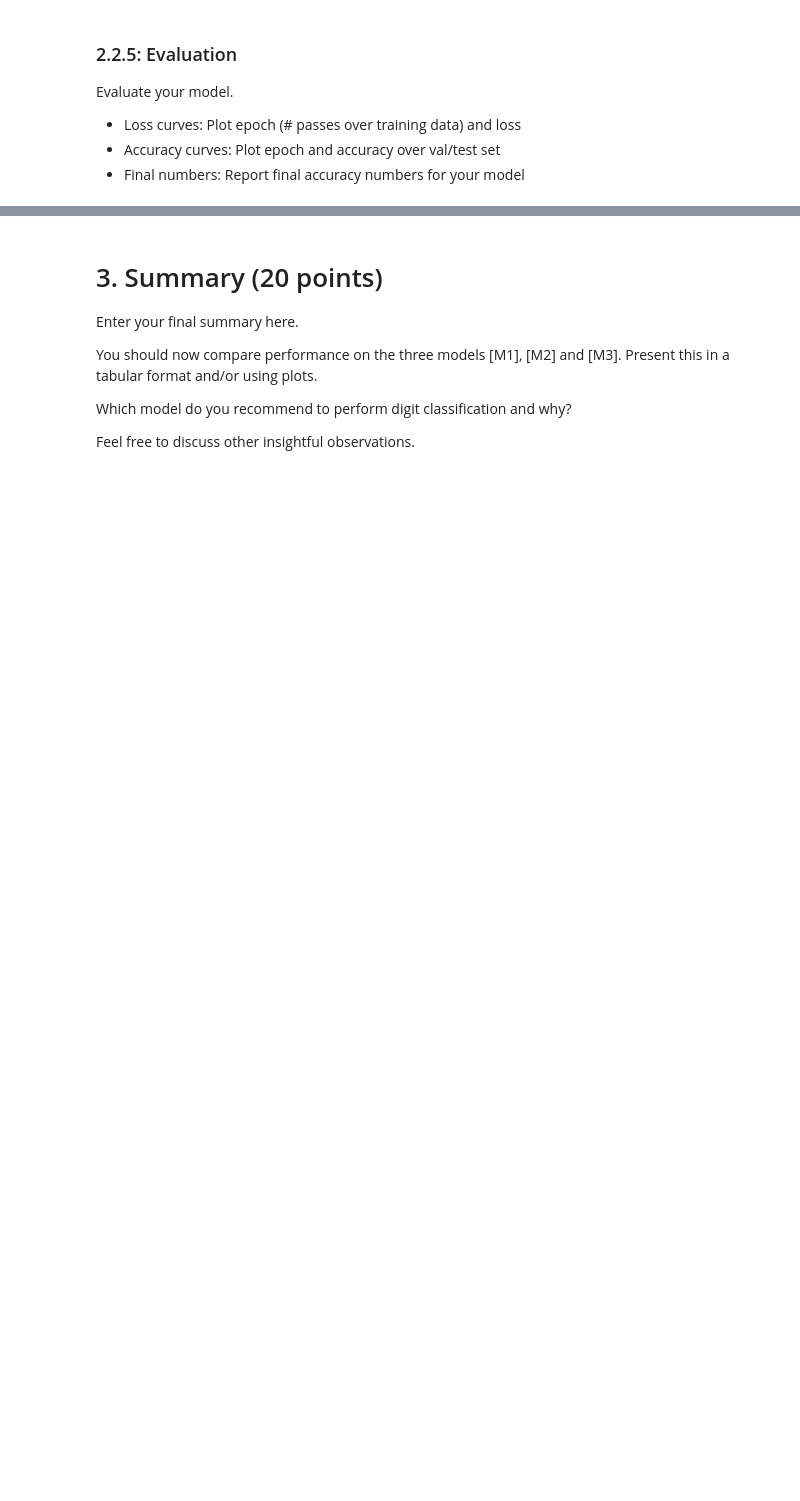
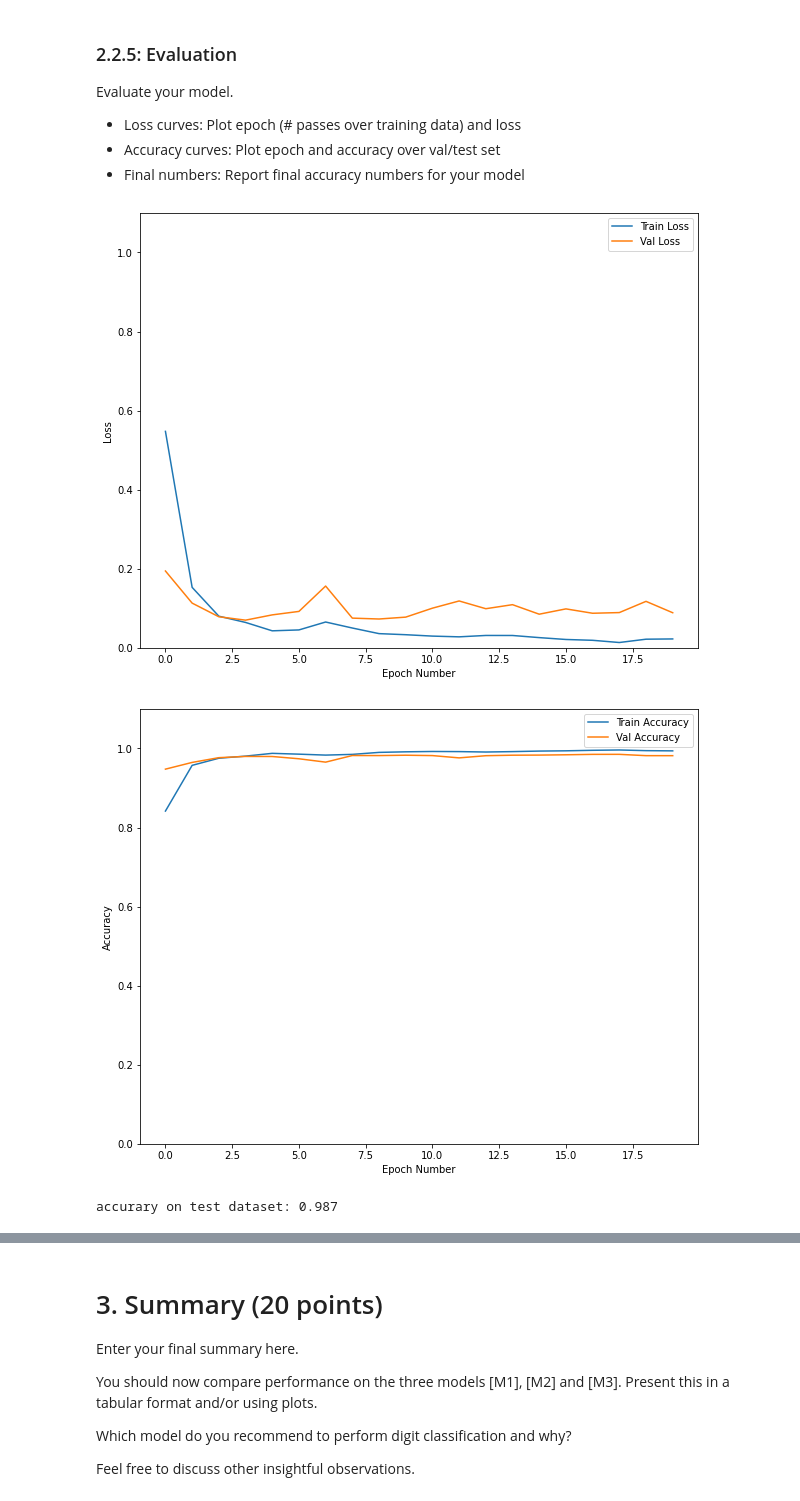
Before and after one commit to yuuu14/ml-in-cybersec, a Jupyter notebook: 2021_10_29_Task_01.ipynb.ipynb, the cells around one changed output, grey strips where cells are left out. Drawn from its saved outputs; the diff is of its cells as text; code cells hidden in the pictures; blank space fills up the shorter version.

```diff
--- a/2021_10_29_Task_01.ipynb.ipynb
+++ b/2021_10_29_Task_01.ipynb.ipynb
@@ -679,9 +784,10 @@ class Net(nn.Module):
             nn.MaxPool2d(kernel_size=2, stride=2)
         )
         self.classifier = nn.Sequential(
-            nn.Linear(14*14*128, 10),
+            nn.Linear(14*14*128, 256),
             nn.ReLU(),
-            nn.Dropout(p=0.2)
+            nn.Dropout(p=0.2),
+            nn.Linear(256, 10)
         )
     def forward(self, inputs):
         x = self.conv(inputs)
@@ -714,7 +800,8 @@ Subclasses:
 
 # ------- Your Code -------
 # Example: net = Net(), ....
+device = torch.device('cuda:0' if torch.cuda.is_available() else 'cpu')
 net = Net().to(device)
 optimizer = optim.Adam(net.parameters(), lr=1e-4)
-loss_f = nn.CrossEntropyLoss(reduction='sum')
-train(net, optimizer, loss_f, n_epochs)
+loss_f = nn.CrossEntropyLoss(reduction='sum').to(device)
+history = train(net, optimizer, loss_f, device, n_epochs)
@@ -776,8 +955,11 @@ Evaluate your model.
 # %%
 # Here plot epoch and accuracy over val/test set
 #
 # ------- Your Code -------
-#
+plot_history(history)
+# %% [output]
+[figure, added]
+[figure, added]
 # %%
 #
 #
@@ -789,7 +971,11 @@ Evaluate your model.
 # Here report the score for the best model
 #
 # ------- Your Code -------
-#
+net = Net().to(device)
+net.load_state_dict(torch.load('./run/best.pth'))
+y_pred = test(net, device)
+# %% [output]
+accurary on test dataset: 0.987
 # %%
 # Visualize the predictions
 # Example: vis_predictions(x_eval, y_pred, size_of_data)
```
Also changed, not shown: parts of 29 cells of this notebook.
